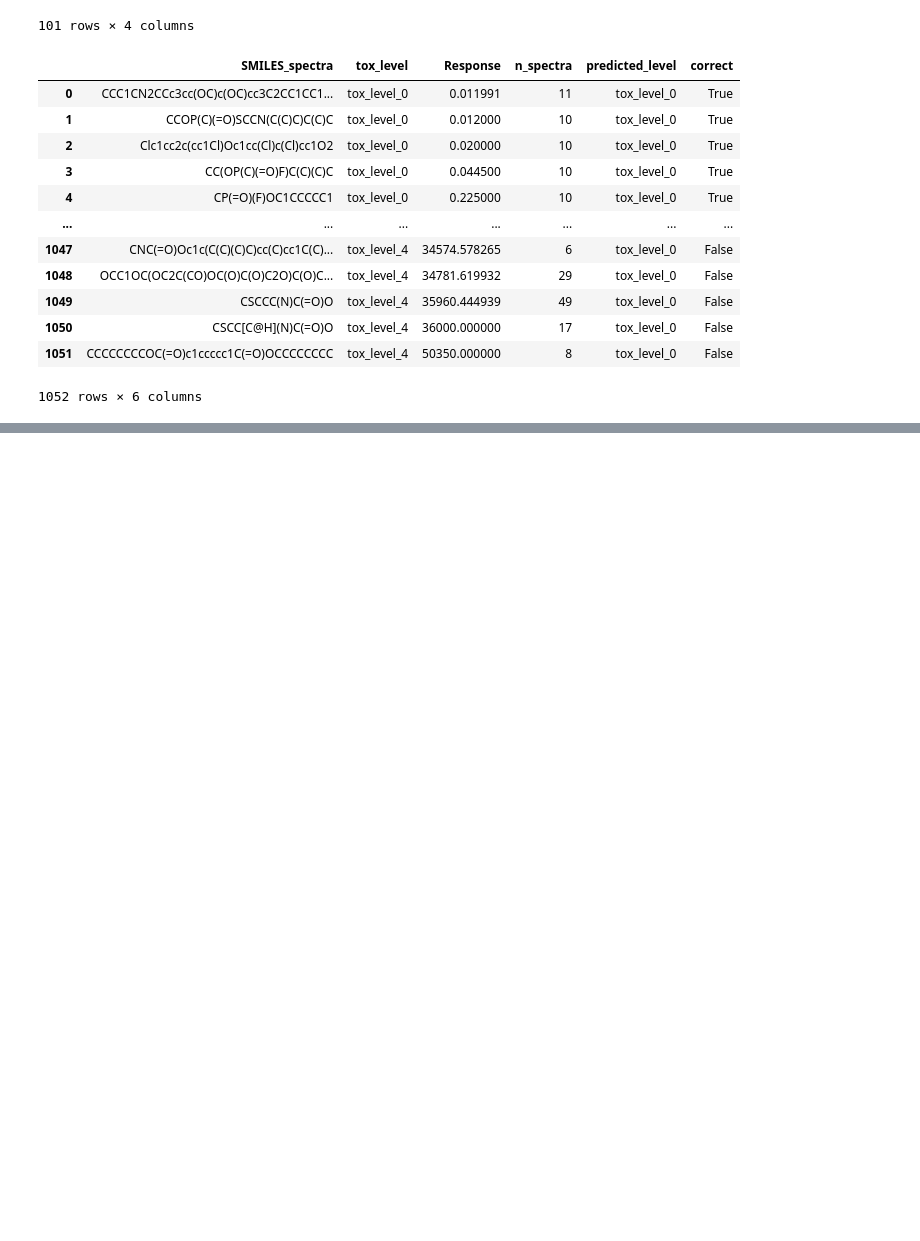
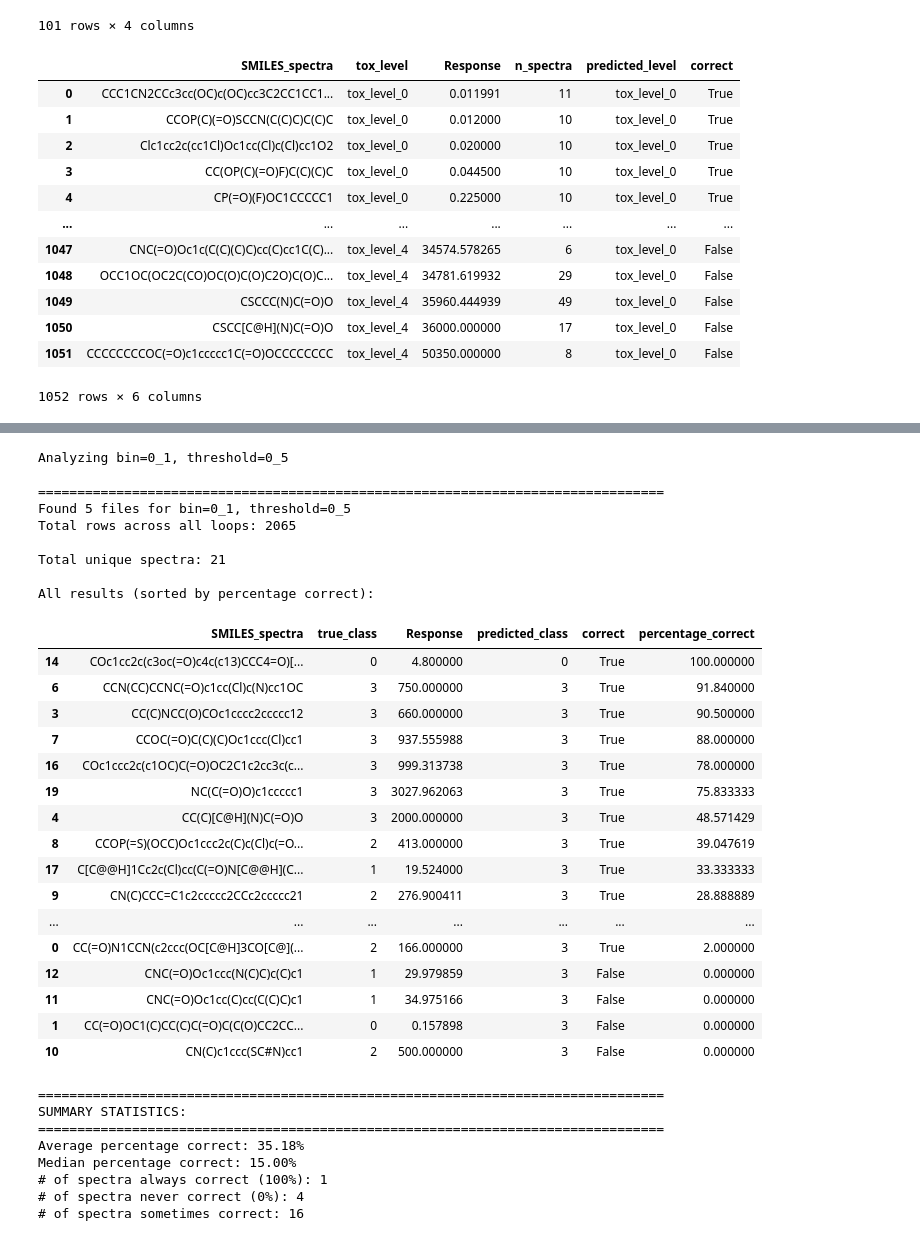
Before and after one commit to DashLLipsey/PREDICT-MIT-LL, a Jupyter notebook: Notebooks/Misc_Experiments.ipynb, the cells around one changed output, grey strips where cells are left out. Saved outputs shown, nothing was run; the diff lists cells and outputs as text; code cells hidden in the pictures; blank space fills up the shorter version.

```diff
--- a/Notebooks/Misc_Experiments.ipynb
+++ b/Notebooks/Misc_Experiments.ipynb
@@ -1164,0 +1470,71 @@ display(summary_pred_filtered)
+# %%
+# ========== CONFIGURABLE PARAMETERS ==========
+# Change these values to analyze different bin/threshold combinations
+
+BIN_VALUE = '0_1'      # Options: '0_1', '1'
+THRESHOLD_VALUE = '0_5'  # Options: '0_05', '0_5'
+
+# ==============================================
+
+print(f"Analyzing bin={BIN_VALUE}, threshold={THRESHOLD_VALUE}\n")
+print("="*80)
+results_df = analyze_spectra_performance(BIN_VALUE, THRESHOLD_VALUE)
+
+if results_df is not None:
+    print(f"\nTotal unique spectra: {len(results_df)}")
+
+    # Filter to show only requested columns
+    display_cols = ['SMILES_spectra', 'true_class', 'Response', 'predicted_class', 'correct', 'percentage_correct']
+
+    print(f"\nAll results (sorted by percentage correct):")
+    display(results_df[display_cols])
+
+    # Summary statistics
+    print(f"\n" + "="*80)
+    print(f"SUMMARY STATISTICS:")
+    print(f"="*80)
+    print(f"Average percentage correct: {results_df['percentage_correct'].mean():.2f}%")
+    print(f"Median percentage correct: {results_df['percentage_correct'].median():.2f}%")
+    print(f"# of spectra always correct (100%): {(results_df['percentage_correct'] == 100).sum()}")
+    print(f"# of spectra never correct (0%): {(results_df['percentage_correct'] == 0).sum()}")
+    print(f"# of spectra sometimes correct: {((results_df['percentage_correct'] > 0) & (results_df['percentage_correct'] < 100)).sum()}")
+
+    # Optionally save to CSV
+    # output_filename = f'spectra_analysis_bin{BIN_VALUE}_thresh{THRESHOLD_VALUE}.csv'
+    # results_df[display_cols].to_csv(output_filename, index=False)
+    # print(f"\nResults saved to: {output_filename}")
+# %% [output]
+Analyzing bin=0_1, threshold=0_5
+
+================================================================================
+Found 5 files for bin=0_1, threshold=0_5
+Total rows across all loops: 2065
+
+Total unique spectra: 21
+
+All results (sorted by percentage correct):
+|  | SMILES_spectra | true_class | Response | predicted_class | correct | percentage_correct |
+| 14 | COc1cc2c(c3oc(=O)c4c(c13)CCC4=O)[... | 0 | 4.800000 | 0 | True | 100.000000 |
+| 6 | CCN(CC)CCNC(=O)c1cc(Cl)c(N)cc1OC | 3 | 750.000000 | 3 | True | 91.840000 |
+| 3 | CC(C)NCC(O)COc1cccc2ccccc12 | 3 | 660.000000 | 3 | True | 90.500000 |
+| 7 | CCOC(=O)C(C)(C)Oc1ccc(Cl)cc1 | 3 | 937.555988 | 3 | True | 88.000000 |
+| 16 | COc1ccc2c(c1OC)C(=O)OC2C1c2cc3c(c... | 3 | 999.313738 | 3 | True | 78.000000 |
+| 19 | NC(C(=O)O)c1ccccc1 | 3 | 3027.962063 | 3 | True | 75.833333 |
+| 4 | CC(C)[C@H](N)C(=O)O | 3 | 2000.000000 | 3 | True | 48.571429 |
+| 8 | CCOP(=S)(OCC)Oc1ccc2c(C)c(Cl)c(=O... | 2 | 413.000000 | 3 | True | 39.047619 |
+| 17 | C[C@@H]1Cc2c(Cl)cc(C(=O)N[C@@H](C... | 1 | 19.524000 | 3 | True | 33.333333 |
+| 9 | CN(C)CCC=C1c2ccccc2CCc2ccccc21 | 2 | 276.900411 | 3 | True | 28.888889 |
+| ... | ... | ... | ... | ... | ... | ... |
+| 0 | CC(=O)N1CCN(c2ccc(OC[C@H]3CO[C@](... | 2 | 166.000000 | 3 | True | 2.000000 |
+| 12 | CNC(=O)Oc1ccc(N(C)C)c(C)c1 | 1 | 29.979859 | 3 | False | 0.000000 |
+| 11 | CNC(=O)Oc1cc(C)cc(C(C)C)c1 | 1 | 34.975166 | 3 | False | 0.000000 |
+| 1 | CC(=O)OC1(C)CC(C)C(=O)C(C(O)CC2CC... | 0 | 0.157898 | 3 | False | 0.000000 |
+| 10 | CN(C)c1ccc(SC#N)cc1 | 2 | 500.000000 | 3 | False | 0.000000 |
+================================================================================
+SUMMARY STATISTICS:
+================================================================================
+Average percentage correct: 35.18%
+Median percentage correct: 15.00%
+# of spectra always correct (100%): 1
+# of spectra never correct (0%): 4
+# of spectra sometimes correct: 16
```
Also changed, not shown: parts of 10 cells of this notebook, 4 other files.
